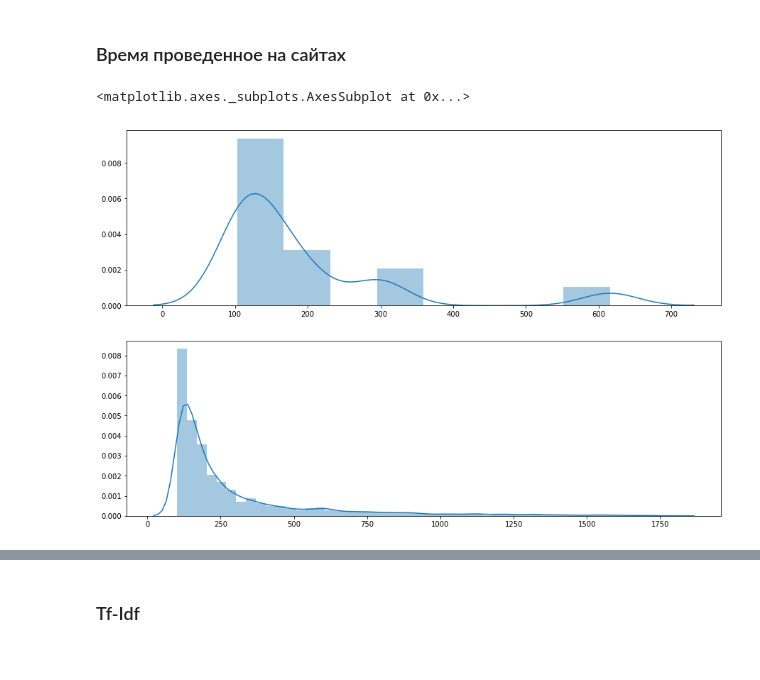
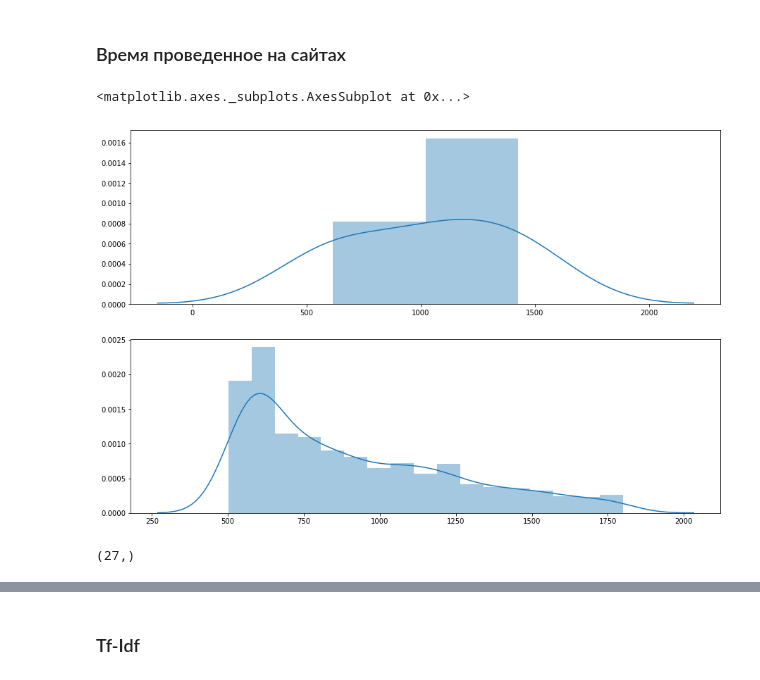
Before and after one commit to tarnenok/mlcourse_open, a Jupyter notebook: jupyter_notebooks/topic04_linear_models/lesson4_practice_alice_benchmarks-own.ipynb, the cells around one changed output, grey strips where cells are left out. Saved outputs shown, nothing was run; the diff lists cells and outputs as text; code cells hidden in the pictures.

```diff
--- a/jupyter_notebooks/topic04_linear_models/lesson4_practice_alice_benchmarks-own.ipynb
+++ b/jupyter_notebooks/topic04_linear_models/lesson4_practice_alice_benchmarks-own.ipynb
@@ -240,11 +240,15 @@ new_test[times] = test_df[times].apply(get_times, axis=1).fillna(0)
 new_test['time10'] = 0
 # %%
 fig, ax = plt.subplots(2, 1, figsize=(15, 10))
-time_attr = ['time9']
+time_attr = ['sess_length']
 arr1 = new_train[time_attr][y_train == 1].values.reshape(-1, 1)
-sns.distplot(arr1[arr1 > 100], ax=ax[0])
+sns.distplot(arr1[arr1 > 500], ax=ax[0])
 arr2 = new_train[time_attr][y_train == 0].values.reshape(-1, 1)
-sns.distplot(arr2[arr2 > 100], ax=ax[1])
+sns.distplot(arr2[arr2 > 500], ax=ax[1])
 # %% [output]
 <matplotlib.axes._subplots.AxesSubplot at 0x...>
-[figure, old version]
+[figure, new version]
+# %%
+arr1[arr1 > 100].shape
+# %% [output]
+(27,)
```
Also changed, not shown: parts of 14 cells of this notebook.
